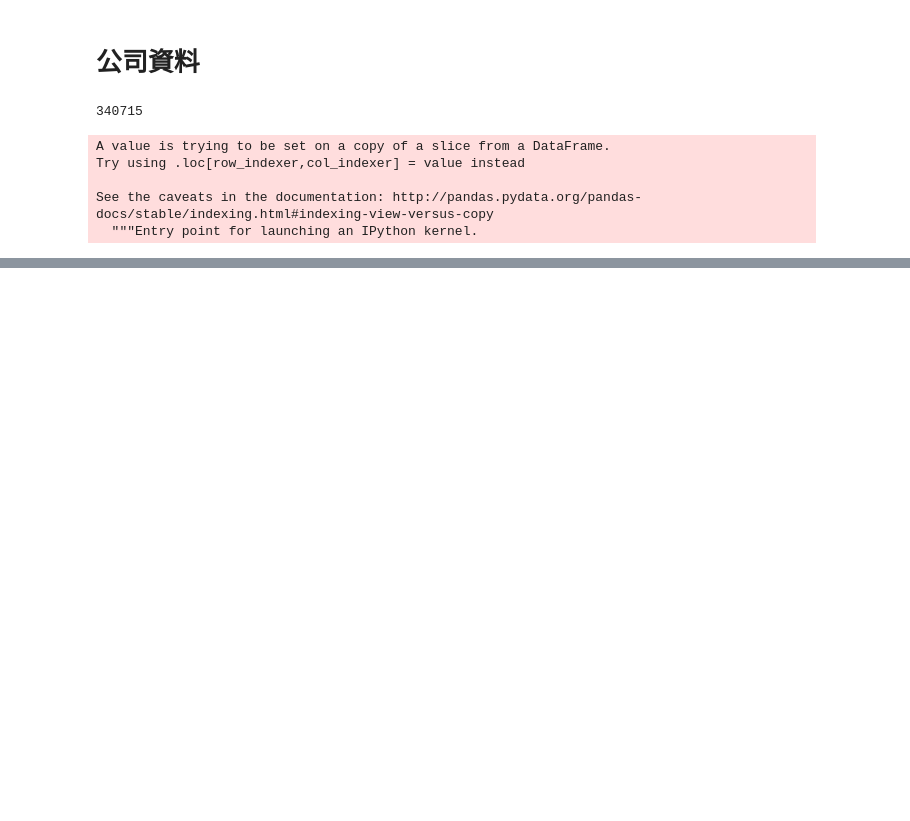
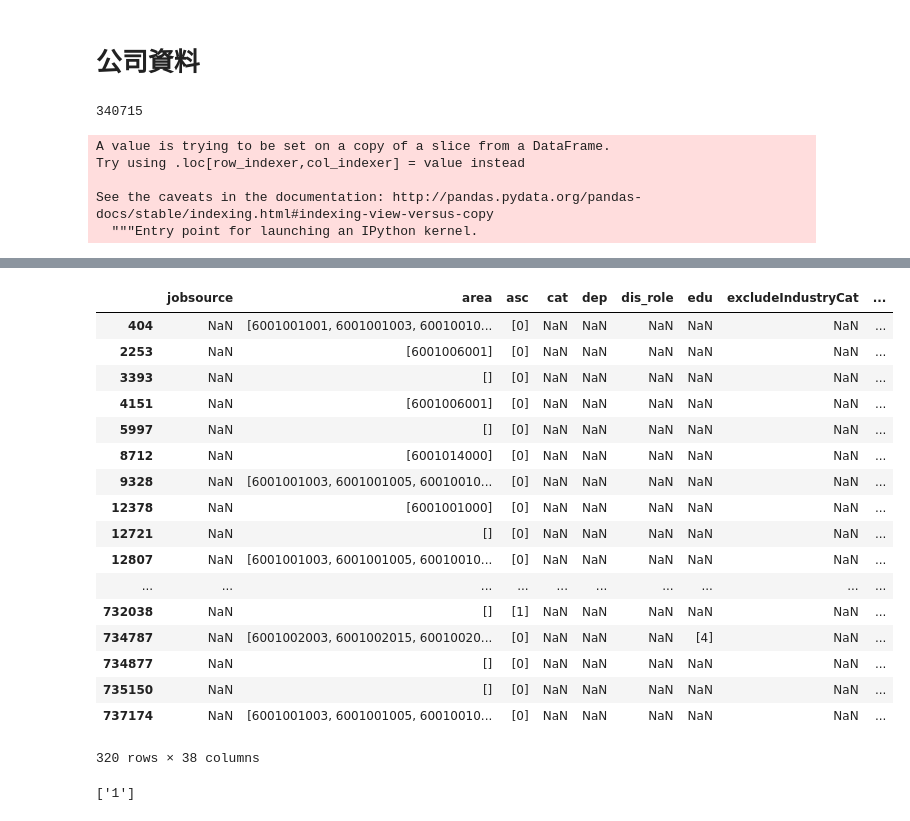
Before and after one commit to kuonumber/201807_104_hr_bank, a Jupyter notebook: 20180710_104_資料清理.ipynb, the cells around one changed output, grey strips where cells are left out. Saved outputs shown, nothing was run; the diff lists cells and outputs as text; code cells hidden in the pictures; blank space fills up the shorter version.

```diff
--- a/20180710_104_資料清理.ipynb
+++ b/20180710_104_資料清理.ipynb
@@ -329,0 +456,21 @@ df_company.merge(df_invoice_close,left_on='invoice',right_on='統一編號')
+# %%
+df_query_string[df_query_string.expcate.fillna(0)!=0]
+# %% [output]
+|  | jobsource | area | asc | cat | dep | dis_role | edu | excludeIndustryCat | ... |
+| 404 | NaN | [6001001001, 6001001003, 60010010... | [0] | NaN | NaN | NaN | NaN | NaN | ... |
+| 2253 | NaN | [6001006001] | [0] | NaN | NaN | NaN | NaN | NaN | ... |
+| 3393 | NaN | [] | [0] | NaN | NaN | NaN | NaN | NaN | ... |
+| 4151 | NaN | [6001006001] | [0] | NaN | NaN | NaN | NaN | NaN | ... |
+| 5997 | NaN | [] | [0] | NaN | NaN | NaN | NaN | NaN | ... |
+| 8712 | NaN | [6001014000] | [0] | NaN | NaN | NaN | NaN | NaN | ... |
+| 9328 | NaN | [6001001003, 6001001005, 60010010... | [0] | NaN | NaN | NaN | NaN | NaN | ... |
+| 12378 | NaN | [6001001000] | [0] | NaN | NaN | NaN | NaN | NaN | ... |
+| 12721 | NaN | [] | [0] | NaN | NaN | NaN | NaN | NaN | ... |
+| 12807 | NaN | [6001001003, 6001001005, 60010010... | [0] | NaN | NaN | NaN | NaN | NaN | ... |
+| ... | ... | ... | ... | ... | ... | ... | ... | ... | ... |
+| 732038 | NaN | [] | [1] | NaN | NaN | NaN | NaN | NaN | ... |
+| 734787 | NaN | [6001002003, 6001002015, 60010020... | [0] | NaN | NaN | NaN | [4] | NaN | ... |
+| 734877 | NaN | [] | [0] | NaN | NaN | NaN | NaN | NaN | ... |
+| 735150 | NaN | [] | [0] | NaN | NaN | NaN | NaN | NaN | ... |
+| 737174 | NaN | [6001001003, 6001001005, 60010010... | [0] | NaN | NaN | NaN | NaN | NaN | ... |
+320 rows × 38 columns
@@ -329,0 +479,4 @@ df_company.merge(df_invoice_close,left_on='invoice',right_on='統一編號')
+# %%
+[i for i in s[0]]
+# %% [output]
+['1']
```
Also changed, not shown: parts of 46 cells of this notebook, 1 other file.
